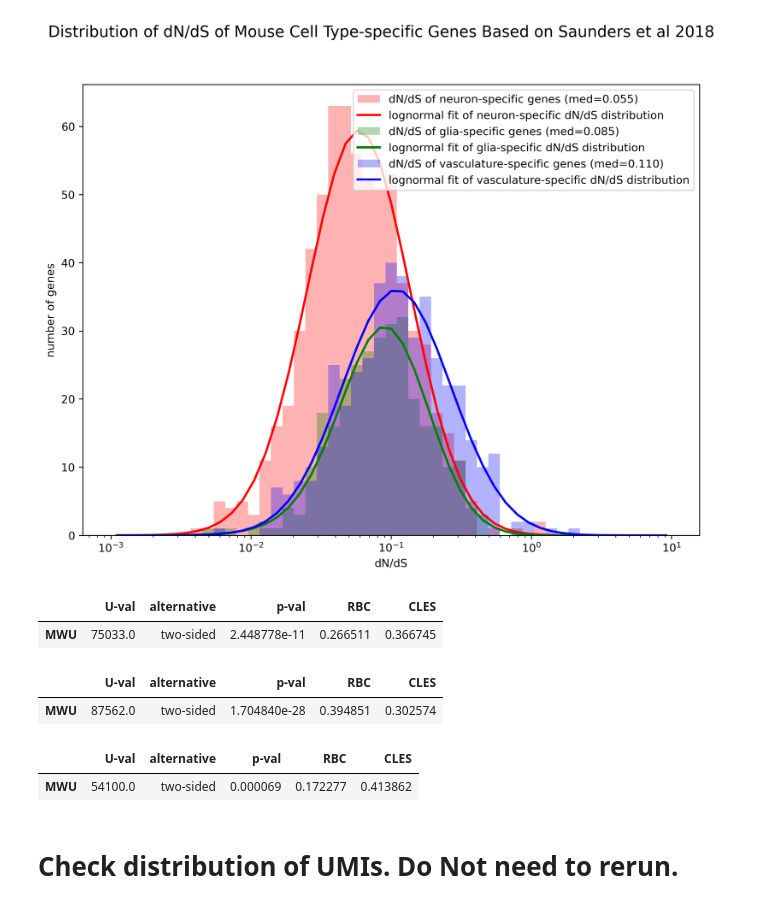
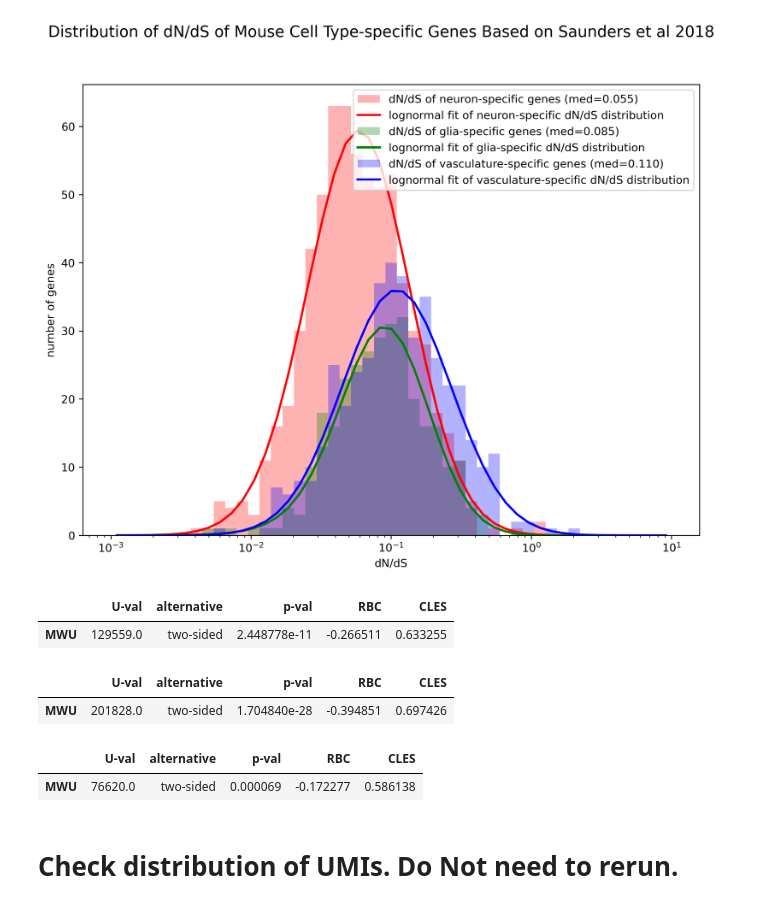
Before and after one commit to VeritatemAmo/neuron-glia-dNdS, a Jupyter notebook: jupyter_notebooks/mouse_adult_brain.Saunders_2018_Cell_Type.ipynb, the cells around one changed output. Drawn from its saved outputs; the diff is of its cells as text; code cells hidden in the pictures.

```diff
--- a/jupyter_notebooks/mouse_adult_brain.Saunders_2018_Cell_Type.ipynb
+++ b/jupyter_notebooks/mouse_adult_brain.Saunders_2018_Cell_Type.ipynb
@@ -525,20 +494,20 @@ Text(0, 0.5, 'number of genes')
 <matplotlib.legend.Legend at 0x...>
 [figure]
 # %%
-pg.mwu(N_arr,G_arr,alternative='two-sided')
+pg.mwu(G_arr,N_arr,alternative='two-sided')
 # %% [output]
 |  | U-val | alternative | p-val | RBC | CLES |
-| MWU | 75033.0 | two-sided | 2.448778e-11 | 0.266511 | 0.366745 |
+| MWU | 129559.0 | two-sided | 2.448778e-11 | -0.266511 | 0.633255 |
 # %%
-pg.mwu(N_arr,V_arr,alternative='two-sided')
+pg.mwu(V_arr,N_arr,alternative='two-sided')
 # %% [output]
 |  | U-val | alternative | p-val | RBC | CLES |
-| MWU | 87562.0 | two-sided | 1.704840e-28 | 0.394851 | 0.302574 |
+| MWU | 201828.0 | two-sided | 1.704840e-28 | -0.394851 | 0.697426 |
 # %%
-pg.mwu(G_arr,V_arr,alternative='two-sided')
+pg.mwu(V_arr,G_arr,alternative='two-sided')
 # %% [output]
 |  | U-val | alternative | p-val | RBC | CLES |
-| MWU | 54100.0 | two-sided | 0.000069 | 0.172277 | 0.413862 |
+| MWU | 76620.0 | two-sided | 0.000069 | -0.172277 | 0.586138 |
 # %% [markdown]
 # Check distribution of UMIs. Do Not need to rerun.
 # %%
```
Also changed, not shown: parts of 22 cells of this notebook, 1 other file.
